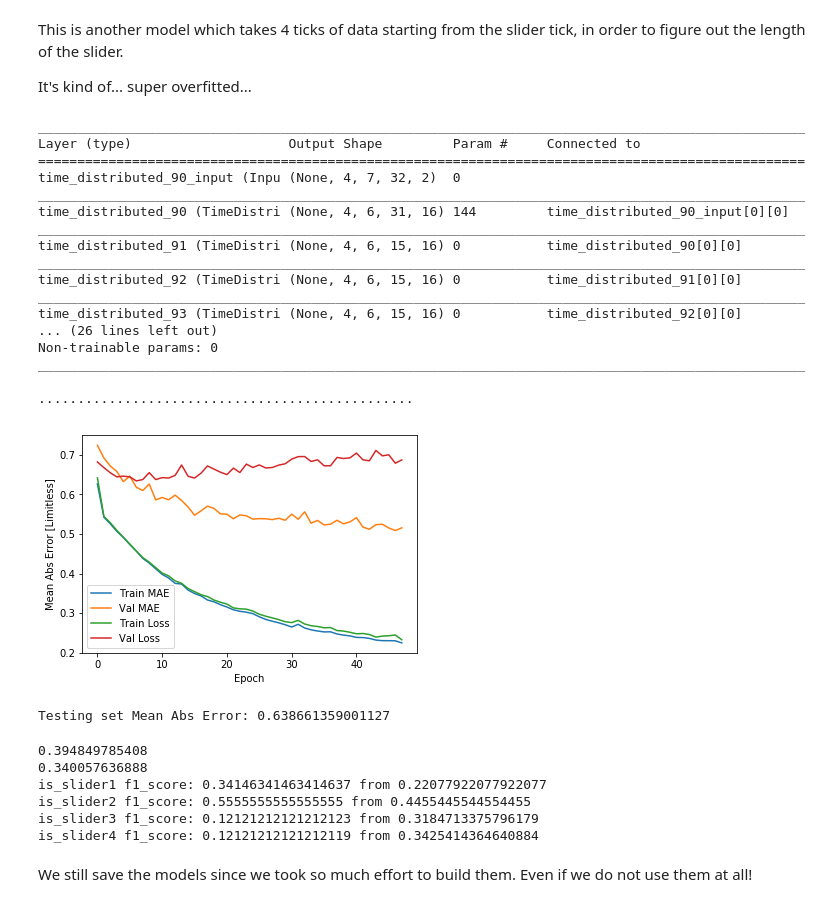
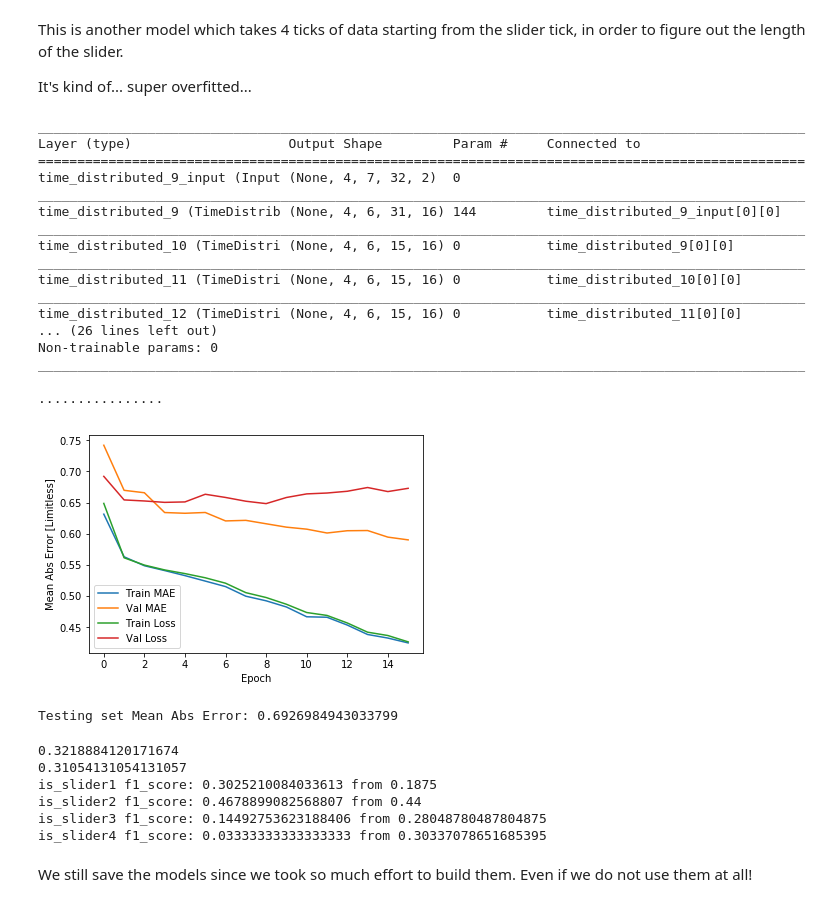
Before and after one commit to kotritrona/osumapper, a Jupyter notebook: ipynb/04_osurhythm_slider_classifier.ipynb, the cells around one changed output. Cells and saved outputs as stored; diff of their text form; code cells hidden in the pictures.

```diff
--- a/ipynb/04_osurhythm_slider_classifier.ipynb
+++ b/ipynb/04_osurhythm_slider_classifier.ipynb
@@ -24,7 +24,7 @@ import numpy as np
 import matplotlib.pyplot as plt
 import os, re
 # %%
-root = ".\\mapdata";
+root = "mapdata/";
 
 divisor = 4;
 
@@ -394,7 +394,7 @@ def build_slider_model():
     final_model = Model(inputs=[model1.input, input2.input], outputs=dense3);
     final_model.compile(loss='mse',
                 optimizer=optimizer,
-                metrics=['mae'])
+                metrics=[keras.metrics.mae])
     return final_model
 
 model_slider = build_slider_model()
@@ -411,44 +411,44 @@ new_train_data_slider = train_data_slider[:-test_split_count_slider];
 new_div_data_slider = div_data_slider[:-test_split_count_slider];
 new_train_labels_slider = train_labels_slider[:-test_split_count_slider];
 test_data_slider = train_data_slider[-test_split_count_slider:];
 test_div_data_slider = div_data_slider[-test_split_count_slider:];
 test_labels_slider = train_labels_slider[-test_split_count_slider:];
 
 # Store training stats
 history_slider = model_slider.fit([new_train_data_slider, new_div_data_slider], new_train_labels_slider, epochs=EPOCHS_slider,
                     validation_split=0.2, verbose=0, #batch_size=1,
                     callbacks=[early_stop, PrintDot()])
 
 plot_history(history_slider)
 
 [loss_slider, mae_slider] = model_slider.evaluate([test_data_slider, test_div_data_slider], test_labels_slider, verbose=0)
 
 print("\nTesting set Mean Abs Error: {}".format(mae_slider))
 
 test_predictions_slider = model_slider.predict([test_data_slider, test_div_data_slider]).reshape((-1, train_labels_slider.shape[1]))
 # %% [output]
 __________________________________________________________________________________________________
 Layer (type)                    Output Shape         Param #     Connected to
 ==================================================================================================
-time_distributed_90_input (Inpu (None, 4, 7, 32, 2)  0
+time_distributed_9_input (Input (None, 4, 7, 32, 2)  0
 __________________________________________________________________________________________________
-time_distributed_90 (TimeDistri (None, 4, 6, 31, 16) 144         time_distributed_90_input[0][0]
+time_distributed_9 (TimeDistrib (None, 4, 6, 31, 16) 144         time_distributed_9_input[0][0]
 __________________________________________________________________________________________________
-time_distributed_91 (TimeDistri (None, 4, 6, 15, 16) 0           time_distributed_90[0][0]
+time_distributed_10 (TimeDistri (None, 4, 6, 15, 16) 0           time_distributed_9[0][0]
 __________________________________________________________________________________________________
-time_distributed_92 (TimeDistri (None, 4, 6, 15, 16) 0           time_distributed_91[0][0]
+time_distributed_11 (TimeDistri (None, 4, 6, 15, 16) 0           time_distributed_10[0][0]
 __________________________________________________________________________________________________
-time_distributed_93 (TimeDistri (None, 4, 6, 15, 16) 0           time_distributed_92[0][0]
+time_distributed_12 (TimeDistri (None, 4, 6, 15, 16) 0           time_distributed_11[0][0]
 ... (26 lines left out)
 Non-trainable params: 0
 __________________________________________________________________________________________________
 
-................................................
+................
-[figure, old version]
+[figure, new version]
-Testing set Mean Abs Error: 0.638661359001127
+Testing set Mean Abs Error: 0.6926984943033799
 # %%
-flat_test_preds_slider = test_predictions_slider.reshape(-1, train_labels_slider2.shape[2]);
-flat_test_labels_slider = test_labels_slider.reshape(-1, train_labels_slider2.shape[2]);
+flat_test_preds_slider = test_predictions_slider;
+flat_test_labels_slider = test_labels_slider;
 
 normalized_pred_results_slider = (flat_test_preds_slider - np.mean(flat_test_preds_slider, axis=0)) / np.std(flat_test_preds_slider, axis=0);
 
@@ -465,12 +465,12 @@ column_names = ["is_slider1", "is_slider2", "is_slider3", "is_slider4"];
 for i, k in enumerate(column_names):
     print("{} f1_score: {} from {}".format(k, f1_score(pred_result_slider[:, i], actual_result_slider[:, i]), f1_score(random_result_slider[:, i], actual_result_slider[:, i])))
 # %% [output]
-0.394849785408
-0.340057636888
-is_slider1 f1_score: 0.34146341463414637 from 0.22077922077922077
-is_slider2 f1_score: 0.5555555555555555 from 0.4455445544554455
-is_slider3 f1_score: 0.12121212121212123 from 0.3184713375796179
-is_slider4 f1_score: 0.12121212121212119 from 0.3425414364640884
+0.3218884120171674
+0.31054131054131057
+is_slider1 f1_score: 0.3025210084033613 from 0.1875
+is_slider2 f1_score: 0.4678899082568807 from 0.44
+is_slider3 f1_score: 0.14492753623188406 from 0.28048780487804875
+is_slider4 f1_score: 0.03333333333333333 from 0.30337078651685395
 # %% [markdown]
 We still save the models since we took so much effort to build them. Even if we do not use them at all!
 # %%
```
Also changed, not shown: parts of 4 cells of this notebook, 9 other files.
